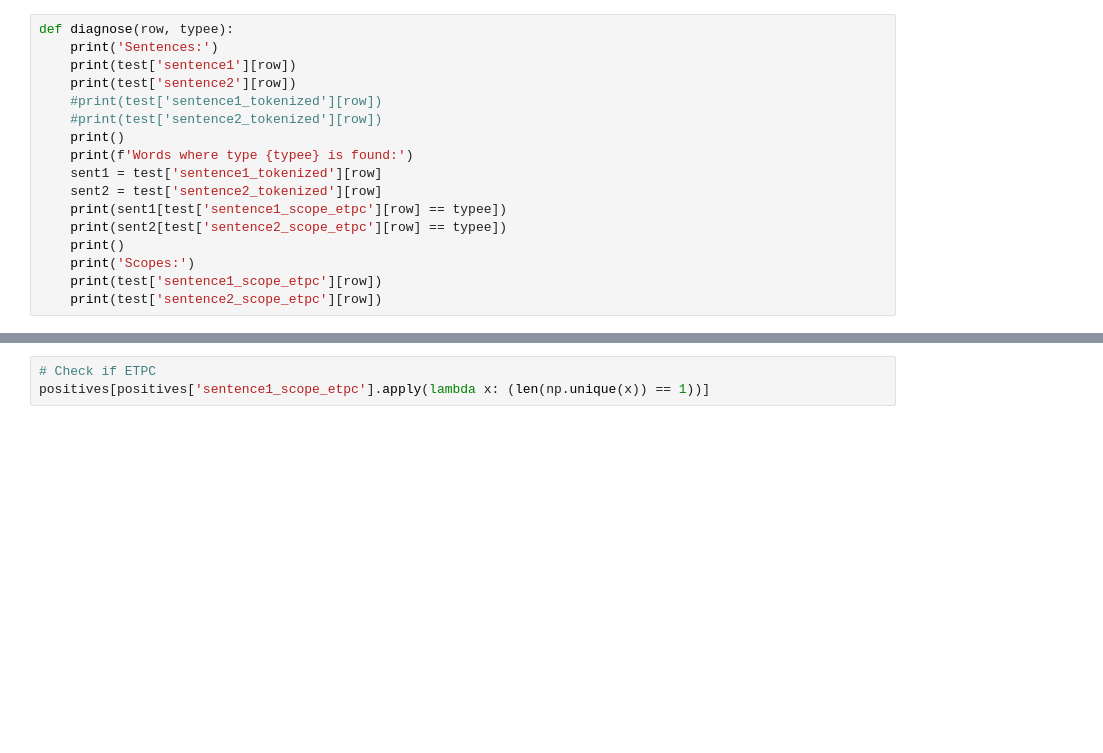
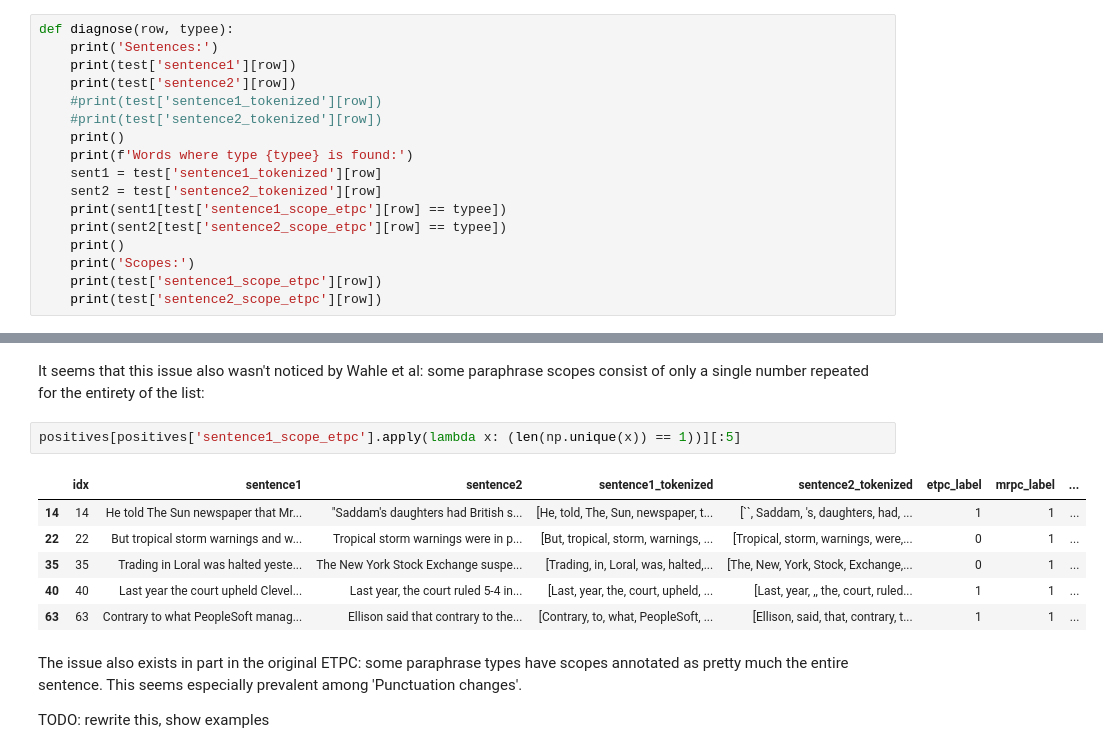
Before and after one commit to lucasadelino/thesis, a Jupyter notebook: reannotation.ipynb, the cells around one changed output, grey strips where cells are left out. Drawn from its saved outputs; the diff is of its cells as text; blank space fills up the shorter version.

```diff
--- a/reannotation.ipynb
+++ b/reannotation.ipynb
@@ -163,3 +316,15 @@ def get_words(df, ept_type):
+# %% [markdown]
+It seems that this issue also wasn't noticed by Wahle et al: some paraphrase scopes consist of only a single number repeated for the entirety of the list:
 # %%
-# Check if ETPC
-positives[positives['sentence1_scope_etpc'].apply(lambda x: (len(np.unique(x)) == 1))]
+positives[positives['sentence1_scope_etpc'].apply(lambda x: (len(np.unique(x)) == 1))][:5]
+# %% [output]
+|  | idx | sentence1 | sentence2 | sentence1_tokenized | sentence2_tokenized | etpc_label | mrpc_label | ... |
+| 14 | 14 | He told The Sun newspaper that Mr... | "Saddam's daughters had British s... | [He, told, The, Sun, newspaper, t... | [``, Saddam, 's, daughters, had, ... | 1 | 1 | ... |
+| 22 | 22 | But tropical storm warnings and w... | Tropical storm warnings were in p... | [But, tropical, storm, warnings, ... | [Tropical, storm, warnings, were,... | 0 | 1 | ... |
+| 35 | 35 | Trading in Loral was halted yeste... | The New York Stock Exchange suspe... | [Trading, in, Loral, was, halted,... | [The, New, York, Stock, Exchange,... | 0 | 1 | ... |
+| 40 | 40 | Last year the court upheld Clevel... | Last year, the court ruled 5-4 in... | [Last, year, the, court, upheld, ... | [Last, year, ,, the, court, ruled... | 1 | 1 | ... |
+| 63 | 63 | Contrary to what PeopleSoft manag... | Ellison said that contrary to the... | [Contrary, to, what, PeopleSoft, ... | [Ellison, said, that, contrary, t... | 1 | 1 | ... |
+# %% [markdown]
+The issue also exists in part in the original ETPC: some paraphrase types have scopes annotated as pretty much the entire sentence. This seems especially prevalent among 'Punctuation changes'.
+
+TODO: rewrite this, show examples
```
Also changed, not shown: parts of 69 cells of this notebook.
